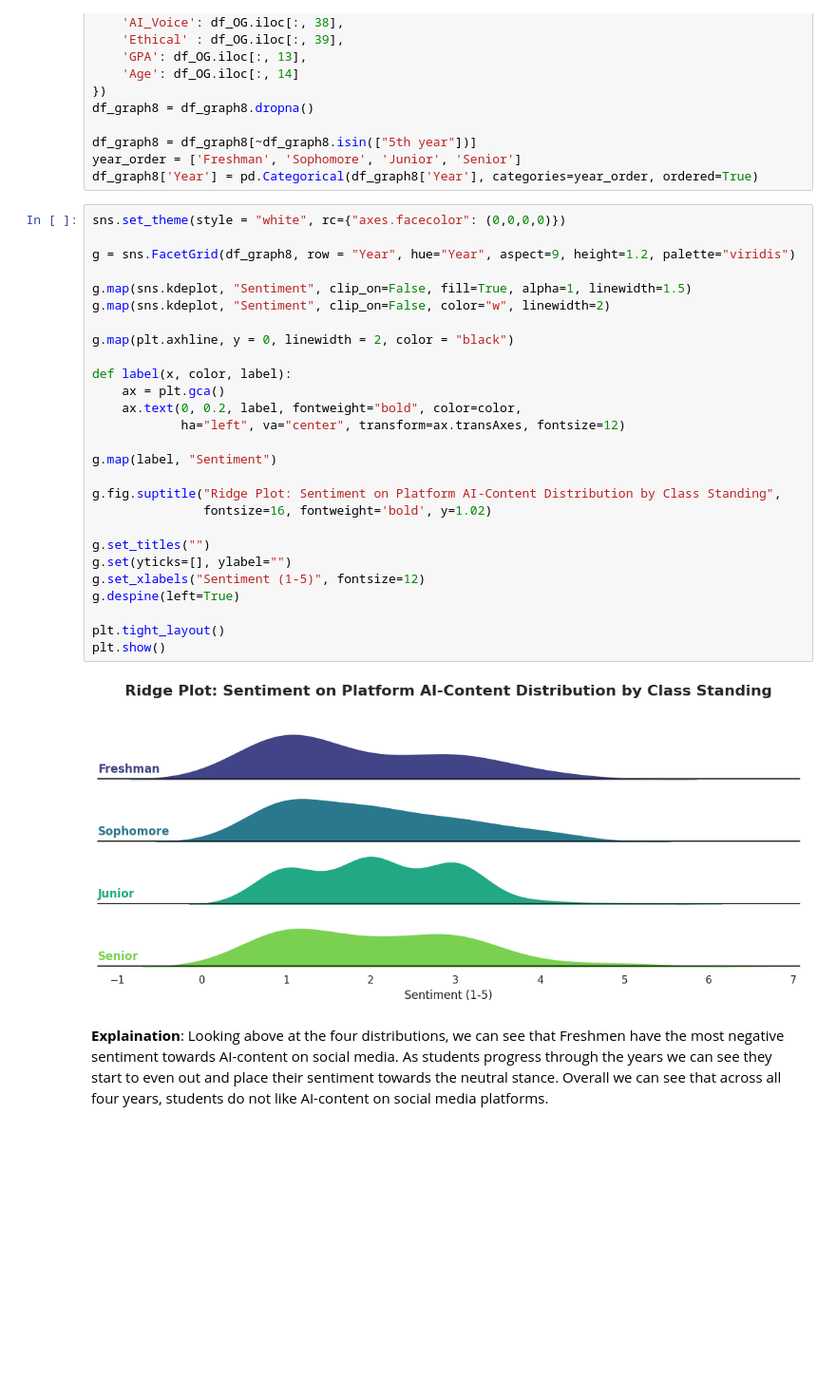
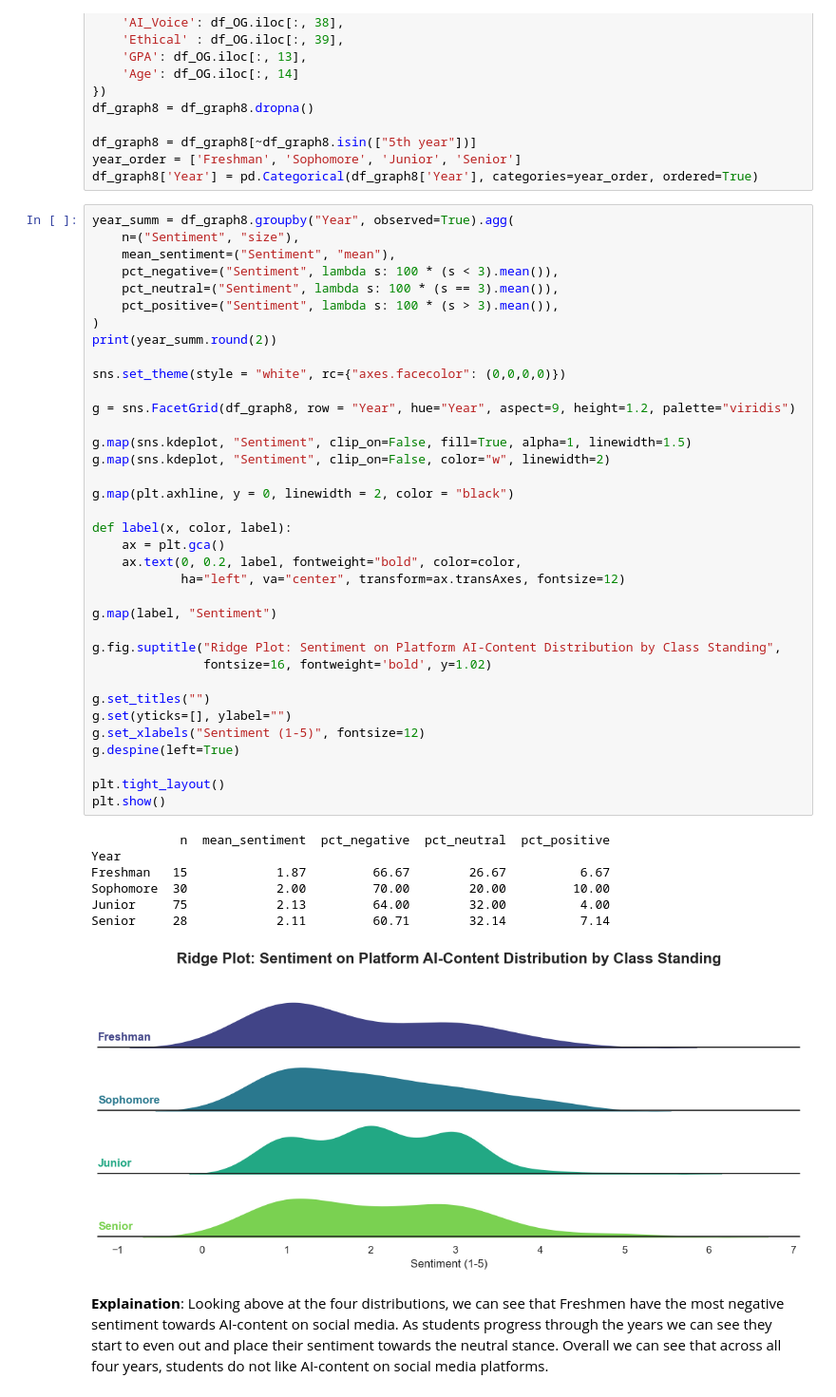
Before and after one commit to darklsor56/CS105-Team11-SP26, a Jupyter notebook: CS105_mini_Project.ipynb, the cells around one changed output. Shown at 95% size. Saved outputs shown, nothing was run; the diff lists cells and outputs as text; blank space fills up the shorter version.

Commit message:
table for chart 8 added

```diff
--- a/CS105_mini_Project.ipynb
+++ b/CS105_mini_Project.ipynb
@@ -487,34 +480,49 @@ df_graph8 = df_graph8[~df_graph8.isin(["5th year"])]
 year_order = ['Freshman', 'Sophomore', 'Junior', 'Senior']
 df_graph8['Year'] = pd.Categorical(df_graph8['Year'], categories=year_order, ordered=True)
 # %%
+year_summ = df_graph8.groupby("Year", observed=True).agg(
+    n=("Sentiment", "size"),
+    mean_sentiment=("Sentiment", "mean"),
+    pct_negative=("Sentiment", lambda s: 100 * (s < 3).mean()),
+    pct_neutral=("Sentiment", lambda s: 100 * (s == 3).mean()),
+    pct_positive=("Sentiment", lambda s: 100 * (s > 3).mean()),
+)
+print(year_summ.round(2))
+
 sns.set_theme(style = "white", rc={"axes.facecolor": (0,0,0,0)})
 
 g = sns.FacetGrid(df_graph8, row = "Year", hue="Year", aspect=9, height=1.2, palette="viridis")
 
 g.map(sns.kdeplot, "Sentiment", clip_on=False, fill=True, alpha=1, linewidth=1.5)
 g.map(sns.kdeplot, "Sentiment", clip_on=False, color="w", linewidth=2)
 
 g.map(plt.axhline, y = 0, linewidth = 2, color = "black")
 
 def label(x, color, label):
     ax = plt.gca()
     ax.text(0, 0.2, label, fontweight="bold", color=color,
             ha="left", va="center", transform=ax.transAxes, fontsize=12)
 
 g.map(label, "Sentiment")
 
 g.fig.suptitle("Ridge Plot: Sentiment on Platform AI-Content Distribution by Class Standing",
                fontsize=16, fontweight='bold', y=1.02)
 
 g.set_titles("")
 g.set(yticks=[], ylabel="")
 g.set_xlabels("Sentiment (1-5)", fontsize=12)
 g.despine(left=True)
 
 plt.tight_layout()
 plt.show()
 # %% [output]
+            n  mean_sentiment  pct_negative  pct_neutral  pct_positive
+Year
+Freshman   15            1.87         66.67        26.67          6.67
+Sophomore  30            2.00         70.00        20.00         10.00
+Junior     75            2.13         64.00        32.00          4.00
+Senior     28            2.11         60.71        32.14          7.14
-[figure, old version]
+[figure, new version]
 # %% [markdown]
 **Explaination**: Looking above at the four distributions, we can see that Freshmen have the most negative sentiment towards AI-content on social media. As students progress through the years we can see they start to even out and place their sentiment towards the neutral stance. Overall we can see that across all four years, students do not like AI-content on social media platforms.
 # %% [markdown]
```
Also changed, not shown: parts of 6 cells of this notebook.
